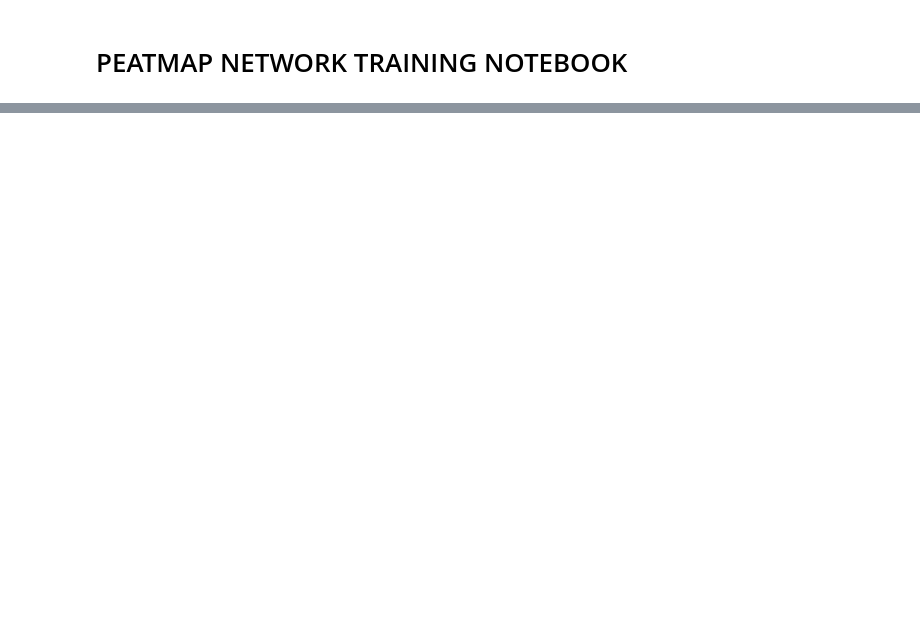
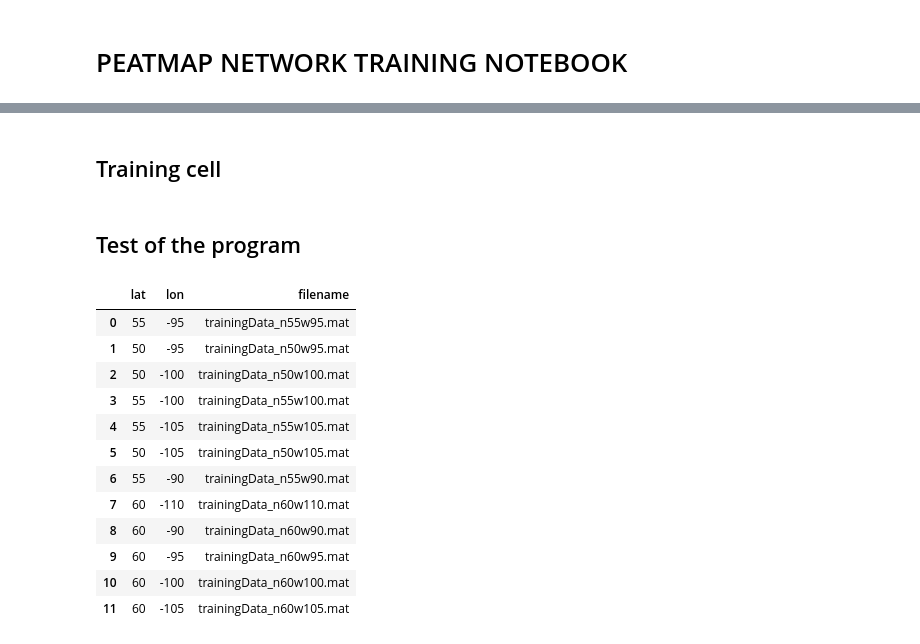
Before and after one commit to GregS1t/peatland, a Jupyter notebook: 1_peatNet/src/NB_peatland_MLP.ipynb, the cells around one changed output, grey strips where cells are left out. Drawn from its saved outputs; the diff is of its cells as text; code cells hidden in the pictures; blank space fills up the shorter version.

```diff
--- a/1_peatNet/src/NB_peatland_MLP.ipynb
+++ b/1_peatNet/src/NB_peatland_MLP.ipynb
@@ -43,0 +36,2 @@ To enable the following instructions: AVX2 AVX_VNNI FMA, in other operations, re
+# %% [markdown]
+## Training cell
@@ -43,0 +208,73 @@ To enable the following instructions: AVX2 AVX_VNNI FMA, in other operations, re
+# %% [markdown]
+## Test of the program
+# %%
+data_dir = "/home/gsainton/CALER/PEATMAP/1_NN_training/training_data" if os.uname().nodename == 'ares6' else "/data/gsainton/PEATLAND_DATA"
+
+frac_samples = 0.10
+peatmat_data_proc = PeatNetDataProc(data_dir=data_dir, frac_samples=frac_samples)
+
+nb_file2merge = 5
+
+peatmat_data_proc.set_list_rdn_files(nb_file2merge)
+sub_sampled_data = peatmat_data_proc.get_list_rdn_files()
+
+def get_lat_lon_from_filename(filename):
+
+    lat_list = []
+    lon_list = []
+
+    filename = filename.split("_")[-1]
+    # remove .mat extension
+    filename = filename.split(".")[0]
+    # find "n"
+    n = filename.find("n")
+    s = filename.find("s")
+    e = filename.find("e")
+    w = filename.find("w")
+
+    if n != -1:
+        if e != -1:
+            lat = int(filename[n+1:e])
+            lon = int(filename[e+1:])
+        else :
+            lat = int(filename[n+1:w])
+            lon = int(filename[w+1:])*-1
+    else:
+        if e != -1:
+            lat = int(filename[s+1:e])*-1
+            lon = int(filename[e+1:])
+        else :
+            lat = int(filename[s+1:w])*-1
+            lon = int(filename[w+1:])*-1
+    return lat, lon
+
+
+def get_list_lat_lon_from_filename(filename):
+
+    lat_list = []
+    lon_list = []
+
+    for f in filename:
+        lat, lon = get_lat_lon_from_filename(f)
+        lat_list.append(lat)
+        lon_list.append(lon)
+
+    return pd.DataFrame({"lat": lat_list, "lon": lon_list, "filename": filename})
+
+tiles_catalog = get_list_lat_lon_from_filename(peatmat_data_proc.list_all_files)
+
+display(tiles_catalog)
+# %% [output]
+|  | lat | lon | filename |
+| 0 | 55 | -95 | trainingData_n55w95.mat |
+| 1 | 50 | -95 | trainingData_n50w95.mat |
+| 2 | 50 | -100 | trainingData_n50w100.mat |
+| 3 | 55 | -100 | trainingData_n55w100.mat |
+| 4 | 55 | -105 | trainingData_n55w105.mat |
+| 5 | 50 | -105 | trainingData_n50w105.mat |
+| 6 | 55 | -90 | trainingData_n55w90.mat |
+| 7 | 60 | -110 | trainingData_n60w110.mat |
+| 8 | 60 | -90 | trainingData_n60w90.mat |
+| 9 | 60 | -95 | trainingData_n60w95.mat |
+| 10 | 60 | -100 | trainingData_n60w100.mat |
+| 11 | 60 | -105 | trainingData_n60w105.mat |
```
Also changed, not shown: parts of 11 cells of this notebook, 6 other files.
